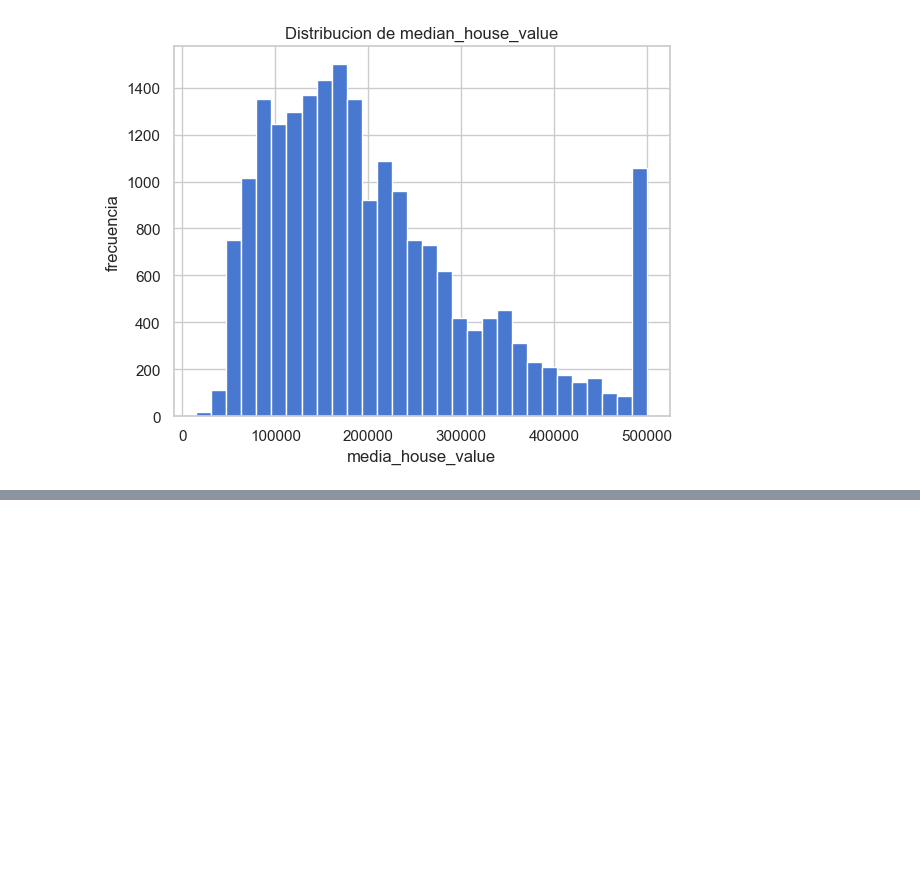
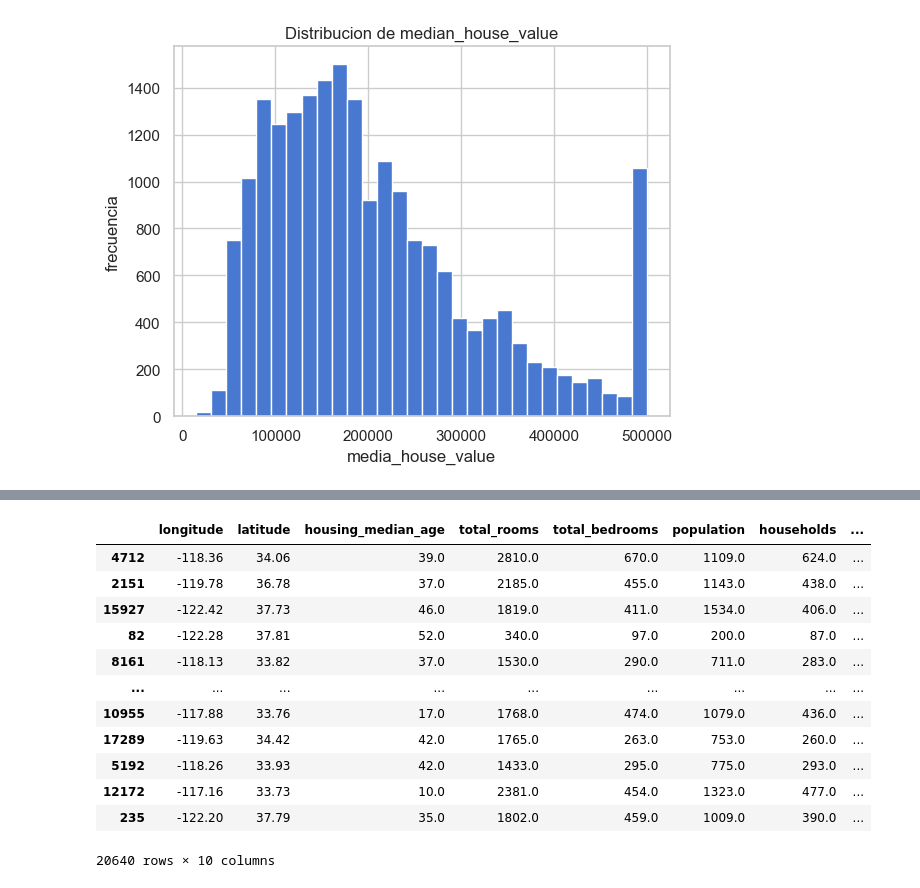
Before and after one commit to Efraor/DataCaliforniaEda, a Jupyter notebook: notebooks/1_california_eda.ipynb, the cells around one changed output, grey strips where cells are left out. Drawn from its saved outputs; the diff is of its cells as text; code cells hidden in the pictures; blank space fills up the shorter version.

```diff
--- a/notebooks/1_california_eda.ipynb
+++ b/notebooks/1_california_eda.ipynb
@@ -11,14 +11,14 @@ print(pd.__version__)
 # %% [output]
 2.3.3
 # %%
-df = pd.read_csv("../data/raw/housing.csv")
+housing_pd = pd.read_csv("../data/raw/housing.csv")
 
-df.head() #Muestra por defecto las primeras 5 filas del DataFrame.
-#df.info() #Ayuda a detectar: Si hay valores nulos, tipos de datos son correctos, etc..
-df.describe(include="all") # calcula estadísticas descriptivas para las columnas numéricas
-df.shape #Devuelve una tupla: (n_filas, n_columnas).
-df.columns #Muestra las columnas
-df.isna().sum() #Muestra la cantidad de valores nulos
+housing_pd.head() #Muestra por defecto las primeras 5 filas del DataFrame.
+#housing_pd.info() #Ayuda a detectar: Si hay valores nulos, tipos de datos son correctos, etc..
+housing_pd.describe(include="all") # calcula estadísticas descriptivas para las columnas numéricas
+housing_pd.shape #Devuelve una tupla: (n_filas, n_columnas).
+housing_pd.columns #Muestra las columnas
+housing_pd.isna().sum() #Muestra la cantidad de valores nulos
 # %% [output]
 longitude               0
 latitude                0
@@ -53,0 +73,17 @@ columnas categoricas: ['ocean_proximity']
+# %%
+housing_pd_shuffled = housing_pd.sample(n=len(housing_pd), random_state=1)
+housing_pd_shuffled
+# %% [output]
+|  | longitude | latitude | housing_median_age | total_rooms | total_bedrooms | population | households | ... |
+| 4712 | -118.36 | 34.06 | 39.0 | 2810.0 | 670.0 | 1109.0 | 624.0 | ... |
+| 2151 | -119.78 | 36.78 | 37.0 | 2185.0 | 455.0 | 1143.0 | 438.0 | ... |
+| 15927 | -122.42 | 37.73 | 46.0 | 1819.0 | 411.0 | 1534.0 | 406.0 | ... |
+| 82 | -122.28 | 37.81 | 52.0 | 340.0 | 97.0 | 200.0 | 87.0 | ... |
+| 8161 | -118.13 | 33.82 | 37.0 | 1530.0 | 290.0 | 711.0 | 283.0 | ... |
+| ... | ... | ... | ... | ... | ... | ... | ... | ... |
+| 10955 | -117.88 | 33.76 | 17.0 | 1768.0 | 474.0 | 1079.0 | 436.0 | ... |
+| 17289 | -119.63 | 34.42 | 42.0 | 1765.0 | 263.0 | 753.0 | 260.0 | ... |
+| 5192 | -118.26 | 33.93 | 42.0 | 1433.0 | 295.0 | 775.0 | 293.0 | ... |
+| 12172 | -117.16 | 33.73 | 10.0 | 2381.0 | 454.0 | 1323.0 | 477.0 | ... |
+| 235 | -122.20 | 37.79 | 35.0 | 1802.0 | 459.0 | 1009.0 | 390.0 | ... |
+20640 rows × 10 columns
```
Also changed, not shown: parts of 6 cells of this notebook.
